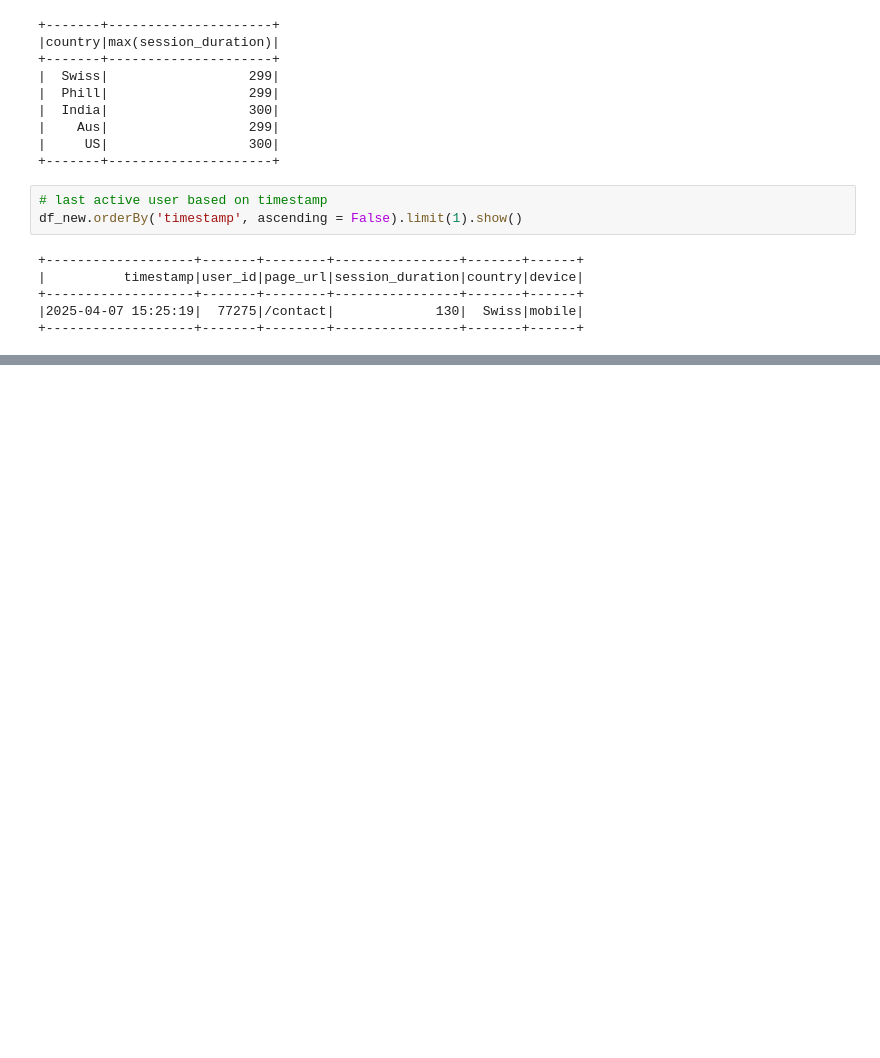
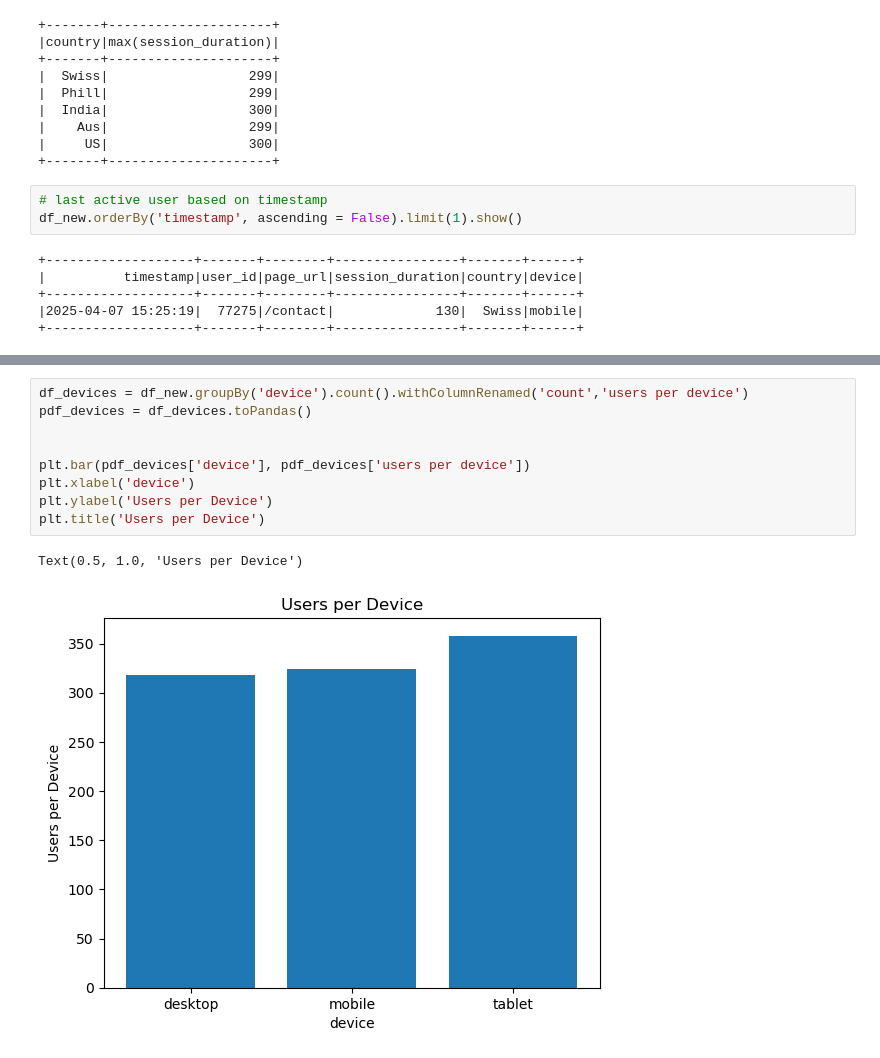
Before and after one commit to kanwal-kingra/stimualted_web_traffic_data_processing, a Jupyter notebook: stimulated_web_traffic_analysis.ipynb, the cells around one changed output, grey strips where cells are left out. Drawn from its saved outputs; the diff is of its cells as text; blank space fills up the shorter version.

```diff
--- a/stimulated_web_traffic_analysis.ipynb
+++ b/stimulated_web_traffic_analysis.ipynb
@@ -162,0 +215,12 @@ df_new.orderBy('timestamp', ascending = False).limit(1).show()
+# %%
+df_devices = df_new.groupBy('device').count().withColumnRenamed('count','users per device')
+pdf_devices = df_devices.toPandas()
+
+
+plt.bar(pdf_devices['device'], pdf_devices['users per device'])
+plt.xlabel('device')
+plt.ylabel('Users per Device')
+plt.title('Users per Device')
+# %% [output]
+Text(0.5, 1.0, 'Users per Device')
+[figure, added]
```
Also changed, not shown: parts of 2 cells of this notebook.
